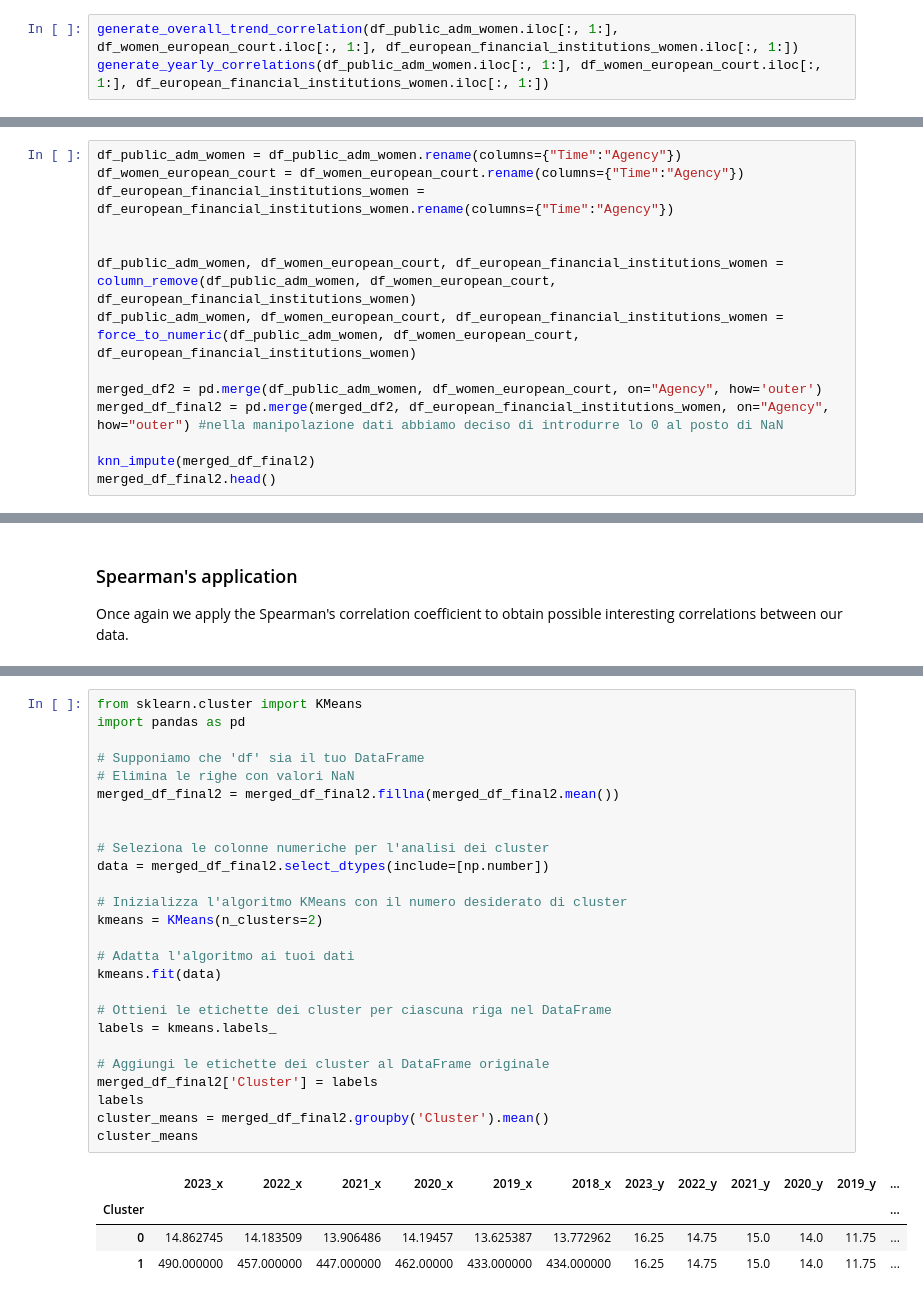
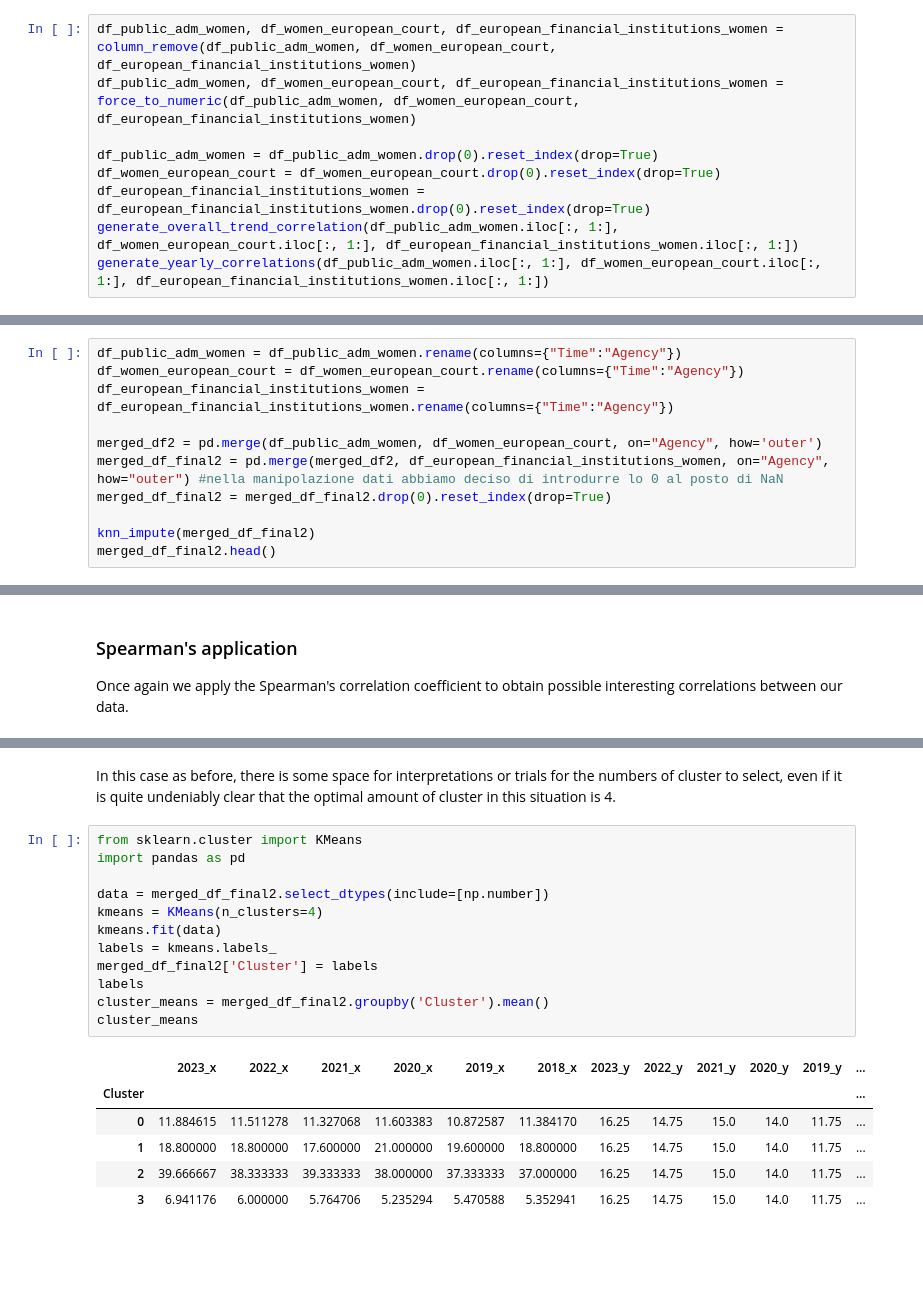
Before and after one commit to alicepicco333/wipEU, a Jupyter notebook: technical_analysis/geomashup.ipynb, the cells around one changed output, grey strips where cells are left out. Saved outputs shown, nothing was run; the diff lists cells and outputs as text; blank space fills up the shorter version.

```diff
--- a/technical_analysis/geomashup.ipynb
+++ b/technical_analysis/geomashup.ipynb
@@ -401,4 +444,10 @@ Using the two functions developed above we can start to look at the correlations
 # %%
+df_public_adm_women, df_women_european_court, df_european_financial_institutions_women = column_remove(df_public_adm_women, df_women_european_court, df_european_financial_institutions_women)
+df_public_adm_women, df_women_european_court, df_european_financial_institutions_women = force_to_numeric(df_public_adm_women, df_women_european_court, df_european_financial_institutions_women)
+
+df_public_adm_women = df_public_adm_women.drop(0).reset_index(drop=True)
+df_women_european_court = df_women_european_court.drop(0).reset_index(drop=True)
+df_european_financial_institutions_women = df_european_financial_institutions_women.drop(0).reset_index(drop=True)
 generate_overall_trend_correlation(df_public_adm_women.iloc[:, 1:], df_women_european_court.iloc[:, 1:], df_european_financial_institutions_women.iloc[:, 1:])
 generate_yearly_correlations(df_public_adm_women.iloc[:, 1:], df_women_european_court.iloc[:, 1:], df_european_financial_institutions_women.iloc[:, 1:])
 # %% [output]
@@ -448,12 +497,9 @@ df_public_adm_women = df_public_adm_women.rename(columns={"Time":"Agency"})
 df_women_european_court = df_women_european_court.rename(columns={"Time":"Agency"})
 df_european_financial_institutions_women = df_european_financial_institutions_women.rename(columns={"Time":"Agency"})
 
-
-df_public_adm_women, df_women_european_court, df_european_financial_institutions_women = column_remove(df_public_adm_women, df_women_european_court, df_european_financial_institutions_women)
-df_public_adm_women, df_women_european_court, df_european_financial_institutions_women = force_to_numeric(df_public_adm_women, df_women_european_court, df_european_financial_institutions_women)
-
 merged_df2 = pd.merge(df_public_adm_women, df_women_european_court, on="Agency", how='outer')
 merged_df_final2 = pd.merge(merged_df2, df_european_financial_institutions_women, on="Agency", how="outer") #nella manipolazione dati abbiamo deciso di introdurre lo 0 al posto di NaN
+merged_df_final2 = merged_df_final2.drop(0).reset_index(drop=True)
 
 knn_impute(merged_df_final2)
 merged_df_final2.head()
@@ -543,31 +597,21 @@ plt.show()
+# %% [markdown]
+In this case as before, there is some space for interpretations or trials for the numbers of cluster to select, even if it is quite undeniably clear that the optimal amount of cluster in this situation is 4.
 # %%
 from sklearn.cluster import KMeans
 import pandas as pd
 
-# Supponiamo che 'df' sia il tuo DataFrame
-# Elimina le righe con valori NaN
-merged_df_final2 = merged_df_final2.fillna(merged_df_final2.mean())
-
-
-# Seleziona le colonne numeriche per l'analisi dei cluster
 data = merged_df_final2.select_dtypes(include=[np.number])
-
-# Inizializza l'algoritmo KMeans con il numero desiderato di cluster
-kmeans = KMeans(n_clusters=2)
-
-# Adatta l'algoritmo ai tuoi dati
+kmeans = KMeans(n_clusters=4)
 kmeans.fit(data)
-
-# Ottieni le etichette dei cluster per ciascuna riga nel DataFrame
 labels = kmeans.labels_
-
-# Aggiungi le etichette dei cluster al DataFrame originale
 merged_df_final2['Cluster'] = labels
 labels
 cluster_means = merged_df_final2.groupby('Cluster').mean()
 cluster_means
 # %% [output]
 |  | 2023_x | 2022_x | 2021_x | 2020_x | 2019_x | 2018_x | 2023_y | 2022_y | 2021_y | 2020_y | 2019_y | ... |
 | Cluster |  |  |  |  |  |  |  |  |  |  |  | ... |
-| 0 | 14.862745 | 14.183509 | 13.906486 | 14.19457 | 13.625387 | 13.772962 | 16.25 | 14.75 | 15.0 | 14.0 | 11.75 | ... |
-| 1 | 490.000000 | 457.000000 | 447.000000 | 462.00000 | 433.000000 | 434.000000 | 16.25 | 14.75 | 15.0 | 14.0 | 11.75 | ... |
+| 0 | 11.884615 | 11.511278 | 11.327068 | 11.603383 | 10.872587 | 11.384170 | 16.25 | 14.75 | 15.0 | 14.0 | 11.75 | ... |
+| 1 | 18.800000 | 18.800000 | 17.600000 | 21.000000 | 19.600000 | 18.800000 | 16.25 | 14.75 | 15.0 | 14.0 | 11.75 | ... |
+| 2 | 39.666667 | 38.333333 | 39.333333 | 38.000000 | 37.333333 | 37.000000 | 16.25 | 14.75 | 15.0 | 14.0 | 11.75 | ... |
+| 3 | 6.941176 | 6.000000 | 5.764706 | 5.235294 | 5.470588 | 5.352941 | 16.25 | 14.75 | 15.0 | 14.0 | 11.75 | ... |
```
Also changed, not shown: parts of 30 cells of this notebook.
